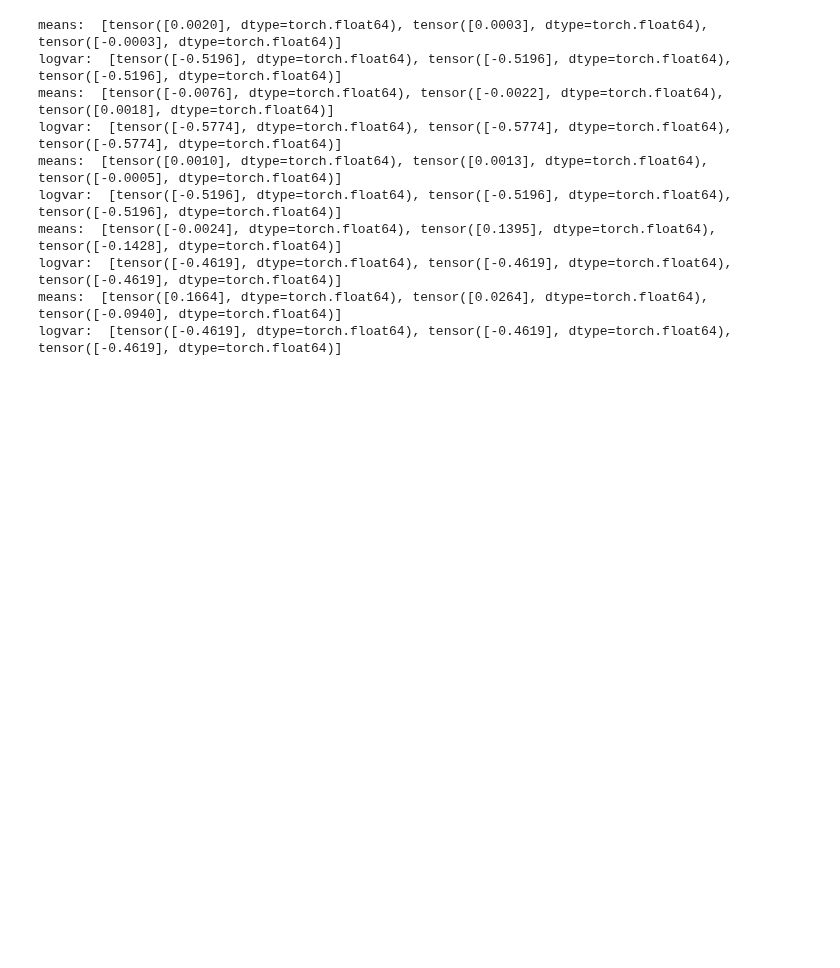
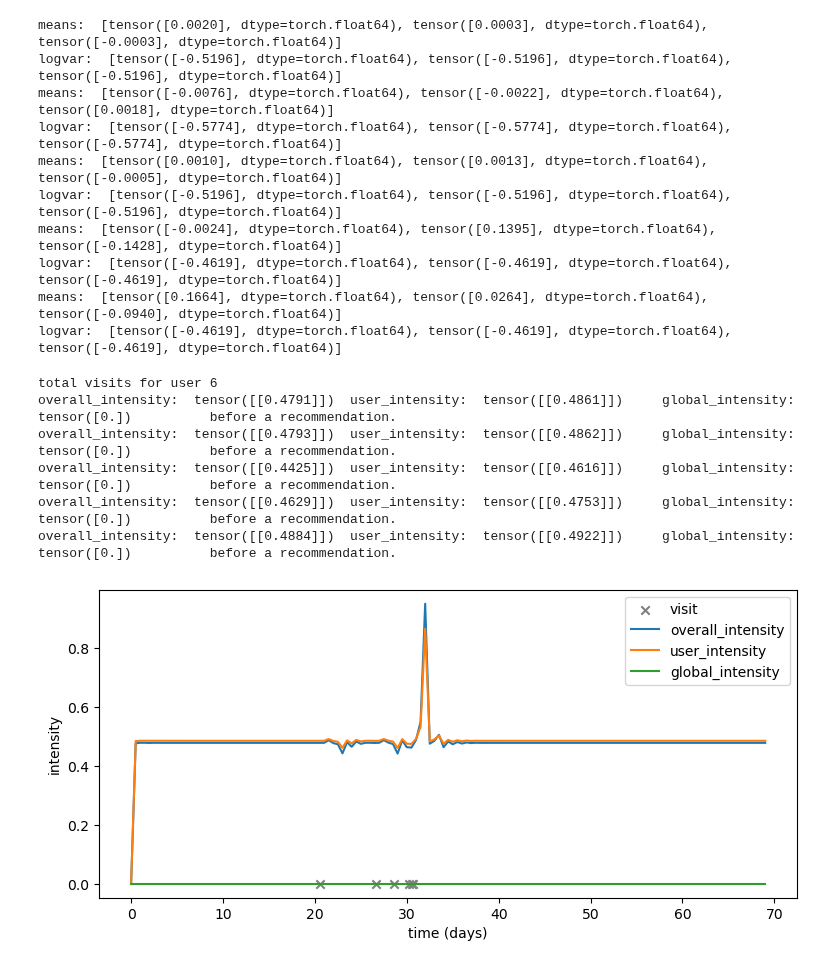
Before and after one commit to Thahit/Recommender_Sim, a Jupyter notebook: notebooks/explore_training.ipynb, the cells around one changed output. Cells and saved outputs as stored; diff of their text form; code cells hidden in the pictures; blank space fills up the shorter version.

Commit message:
conditional model

```diff
--- a/notebooks/explore_training.ipynb
+++ b/notebooks/explore_training.ipynb
@@ -243,3 +264,16 @@ torch.save({
     'data': dataloader.dataset.data,
 }, path,
 )
+# %%
+# conditioned square continouous state + state_int
+explore_models.plot_rnd_user_visits_new(state_size, max_time=max_time, dataset=dataloader.dataset,
+                    User_model = model, use_true_recommendations =True, num_classes = num_interaction_types,
+                        teacher_forcing =True, user_idx=2, conditioned=conditioned, increment=.5)
+# %% [output]
+total visits for user 6
+overall_intensity:  tensor([[0.4791]])  user_intensity:  tensor([[0.4861]])     global_intensity:  tensor([0.])          before a recommendation.
+overall_intensity:  tensor([[0.4793]])  user_intensity:  tensor([[0.4862]])     global_intensity:  tensor([0.])          before a recommendation.
+overall_intensity:  tensor([[0.4425]])  user_intensity:  tensor([[0.4616]])     global_intensity:  tensor([0.])          before a recommendation.
+overall_intensity:  tensor([[0.4629]])  user_intensity:  tensor([[0.4753]])     global_intensity:  tensor([0.])          before a recommendation.
+overall_intensity:  tensor([[0.4884]])  user_intensity:  tensor([[0.4922]])     global_intensity:  tensor([0.])          before a recommendation.
+[figure, added]
```
Also changed, not shown: parts of 25 cells of this notebook.
